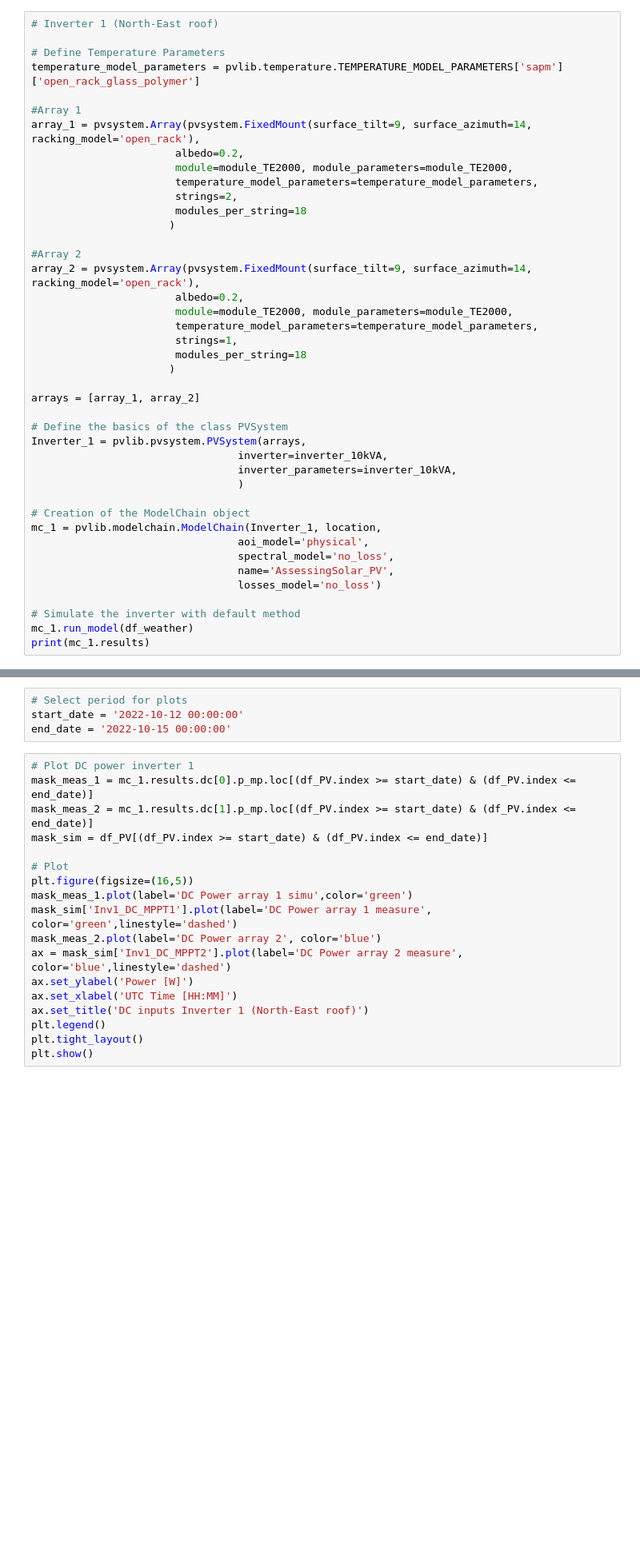
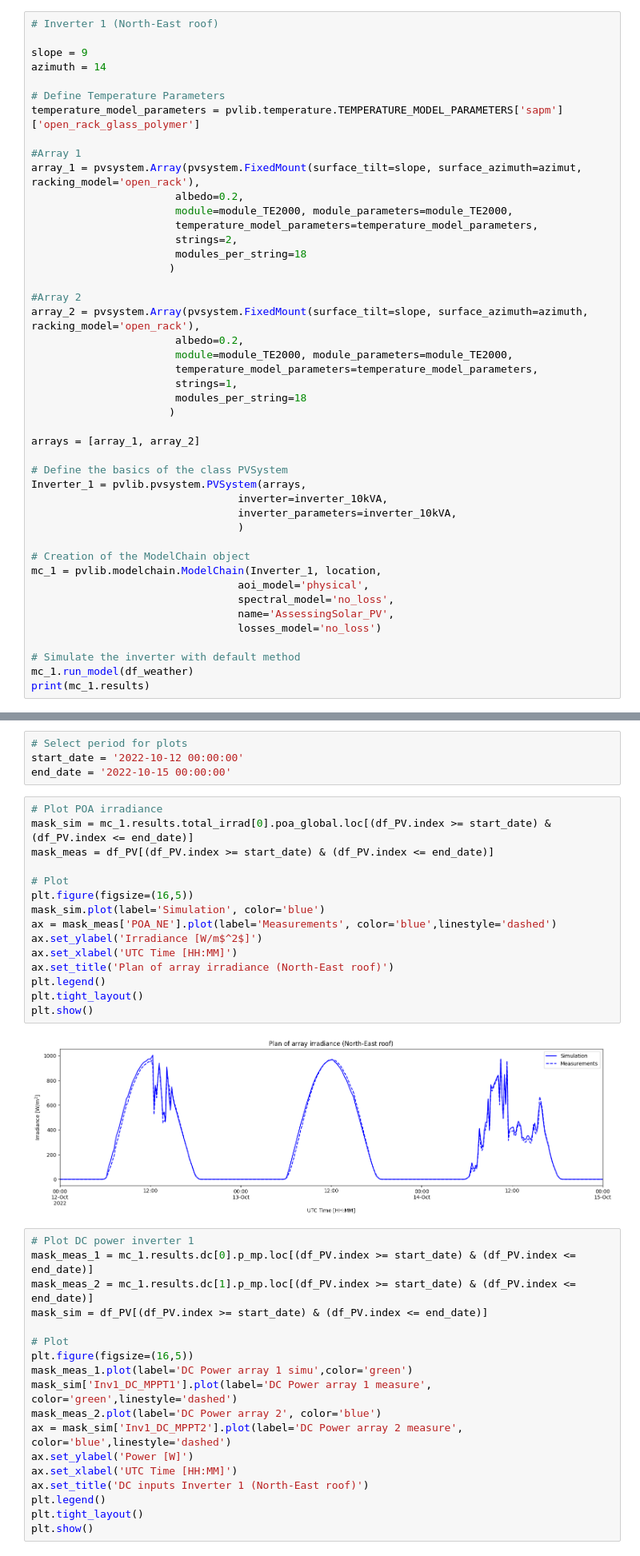
Before and after one commit to Laboratoire-Piment/TwInSolar_PV_system_modelling, a Jupyter notebook: Model_PV_ENERPOS.ipynb, the cells around one changed output, grey strips where cells are left out. Shown: that part at 80% size. Saved outputs shown, nothing was run; the diff lists cells and outputs as text; blank space fills up the shorter version.

Commit message:
Model_PV_ENERPOS.ipynb completion

```diff
--- a/Model_PV_ENERPOS.ipynb
+++ b/Model_PV_ENERPOS.ipynb
@@ -188,12 +188,15 @@ Name: Delta_RPI_M15A, dtype: float64
 * Array 2 (MPPT 2): 1 strings of 18 modules, 3.78 kWp
 # %%
 # Inverter 1 (North-East roof)
+
+slope = 9
+azimuth = 14
 
 # Define Temperature Parameters
 temperature_model_parameters = pvlib.temperature.TEMPERATURE_MODEL_PARAMETERS['sapm']['open_rack_glass_polymer']
 
 #Array 1
-array_1 = pvsystem.Array(pvsystem.FixedMount(surface_tilt=9, surface_azimuth=14, racking_model='open_rack'),
+array_1 = pvsystem.Array(pvsystem.FixedMount(surface_tilt=slope, surface_azimuth=azimut, racking_model='open_rack'),
                        albedo=0.2,
                        module=module_TE2000, module_parameters=module_TE2000,
                        temperature_model_parameters=temperature_model_parameters,
@@ -202,7 +205,7 @@ array_1 = pvsystem.Array(pvsystem.FixedMount(surface_tilt=9, surface_azimuth=14,
                       )
 
 #Array 2
-array_2 = pvsystem.Array(pvsystem.FixedMount(surface_tilt=9, surface_azimuth=14, racking_model='open_rack'),
+array_2 = pvsystem.Array(pvsystem.FixedMount(surface_tilt=slope, surface_azimuth=azimuth, racking_model='open_rack'),
                        albedo=0.2,
                        module=module_TE2000, module_parameters=module_TE2000,
                        temperature_model_parameters=temperature_model_parameters,
@@ -281,6 +284,23 @@ df_PV.head()
 # Select period for plots
 start_date = '2022-10-12 00:00:00'
 end_date = '2022-10-15 00:00:00'
+# %%
+# Plot POA irradiance
+mask_sim = mc_1.results.total_irrad[0].poa_global.loc[(df_PV.index >= start_date) & (df_PV.index <= end_date)]
+mask_meas = df_PV[(df_PV.index >= start_date) & (df_PV.index <= end_date)]
+
+# Plot
+plt.figure(figsize=(16,5))
+mask_sim.plot(label='Simulation', color='blue')
+ax = mask_meas['POA_NE'].plot(label='Measurements', color='blue',linestyle='dashed')
+ax.set_ylabel('Irradiance [W/m$^2$]')
+ax.set_xlabel('UTC Time [HH:MM]')
+ax.set_title('Plan of array irradiance (North-East roof)')
+plt.legend()
+plt.tight_layout()
+plt.show()
+# %% [output]
+[figure, added]
 # %%
 # Plot DC power inverter 1
 mask_meas_1 = mc_1.results.dc[0].p_mp.loc[(df_PV.index >= start_date) & (df_PV.index <= end_date)]
```
Also changed, not shown: parts of 4 cells of this notebook.
